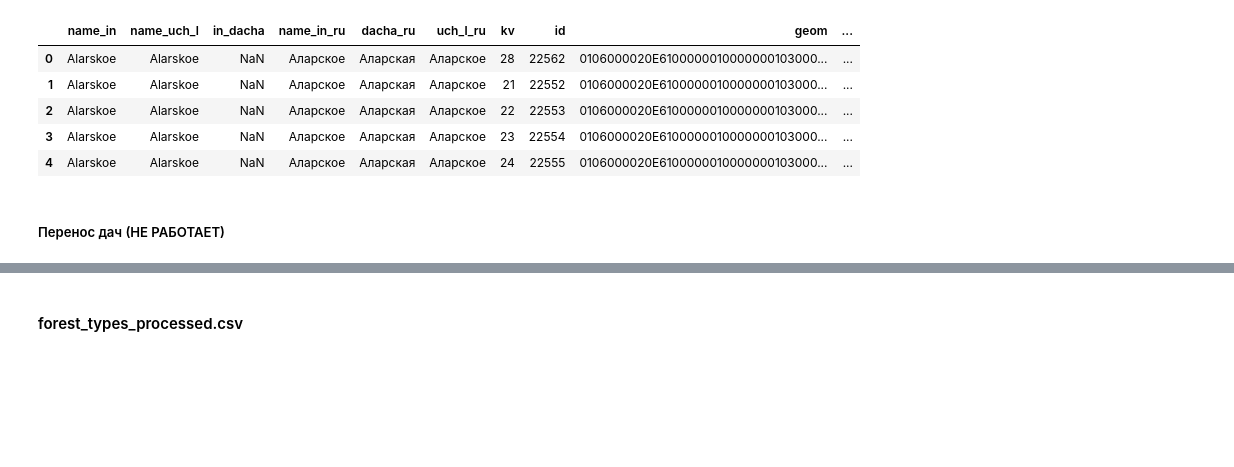
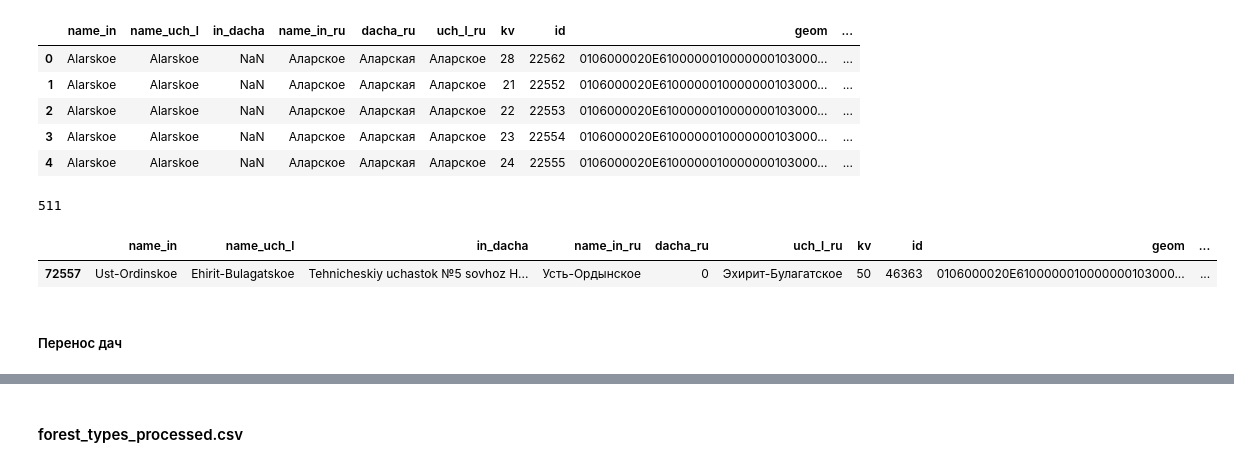
Before and after one commit to Nickitarius/Forest_Fires_Data_Visualisation, a Jupyter notebook: app/data_transfer.ipynb, the cells around one changed output, grey strips where cells are left out. Saved outputs shown, nothing was run; the diff lists cells and outputs as text; code cells hidden in the pictures; blank space fills up the shorter version.

Commit message:
FINALLY loaded dachas

```diff
--- a/app/data_transfer.ipynb
+++ b/app/data_transfer.ipynb
@@ -231,5 +226,14 @@ sf.commit()
+# %%
+len(nws_df['dacha_ru'].unique())
+# %% [output]
+511
+# %%
+nws_df[nws_df['dacha_ru']=='0']
+# %% [output]
+|  | name_in | name_uch_l | in_dacha | name_in_ru | dacha_ru | uch_l_ru | kv | id | geom | ... |
+| 72557 | Ust-Ordinskoe | Ehirit-Bulagatskoe | Tehnicheskiy uchastok №5 sovhoz H... | Усть-Ордынское | 0 | Эхирит-Булагатское | 50 | 46363 | 0106000020E6100000010000000103000... | ... |
 # %% [markdown]
-##### Перенос дач (НЕ РАБОТАЕТ)
+##### Перенос дач
 # %%
 from model.foresst_zone import ForestZone
 
```
Also changed, not shown: parts of 10 cells of this notebook, 2 other files.
